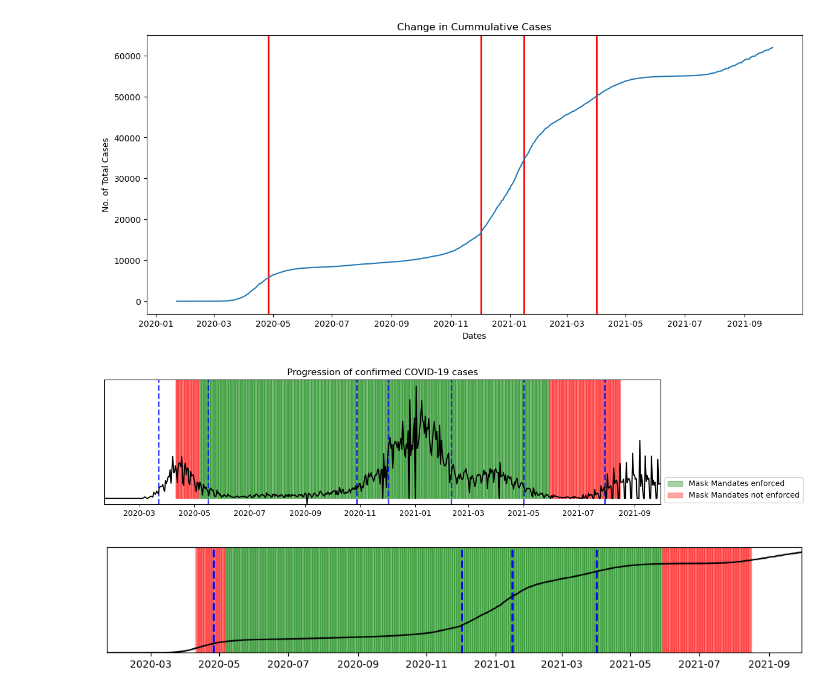
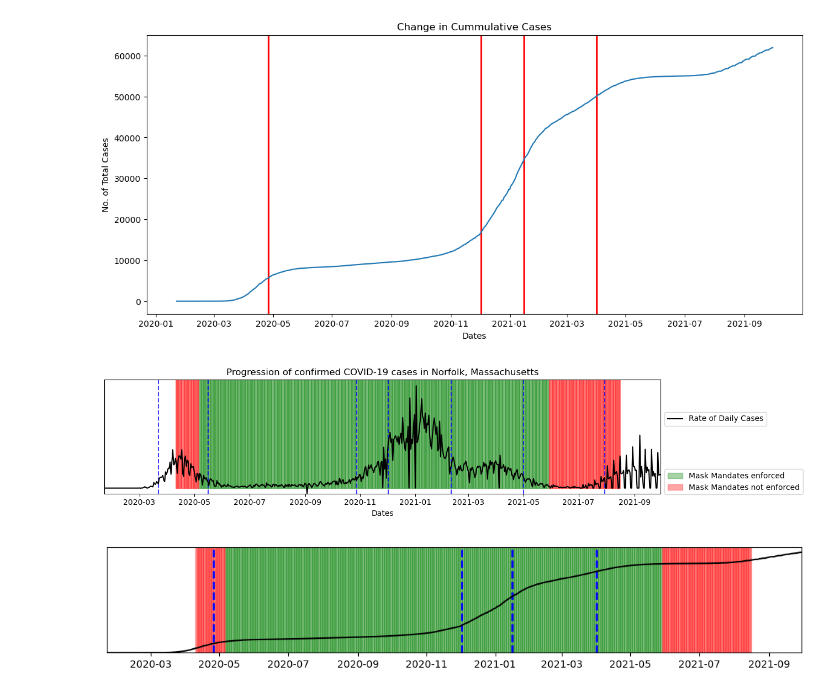
Before and after one commit to anuhyabs/data512_project, a Jupyter notebook: source/Common Analysis.ipynb, the cells around one changed output. Cells and saved outputs as stored; diff of their text form; code cells hidden in the pictures.

Commit message:
Updated the plot

```diff
--- a/source/Common Analysis.ipynb
+++ b/source/Common Analysis.ipynb
@@ -327,38 +327,43 @@ plt.show()
 [figure]
 # %%
 # Plotting change point detection in daily cases over the masking policies
+from matplotlib.legend import Legend
+
 fig, ax = plt.subplots(figsize=(13,3))
 masks_yes = norfolk_mandates[norfolk_mandates['Face_Masks_Required_in_Public']=="Yes"]
 inxval = matplotlib.dates.date2num(pd.to_datetime(masks_yes.date))
 times=list(zip(inxval, np.ones(len(masks_yes))))
 plt.broken_barh(times, (0, 800), color = "green", alpha = 0.35)
 
 masks_no = norfolk_mandates[norfolk_mandates['Face_Masks_Required_in_Public']=="No"]
 inxval = matplotlib.dates.date2num(pd.to_datetime(masks_no.date))
 times=list(zip(inxval, np.ones(len(masks_no))))
 plt.broken_barh(times, (0, 800), color = "red", alpha=0.35)
 
 legend_drawn_flag = True
-plt.legend(["Mask Mandates enforced", "Mask Mandates not enforced"], loc=0, bbox_to_anchor=(1.0, 0.25),
+ax.legend(["Mask Mandates enforced", "Mask Mandates not enforced"], loc=0, bbox_to_anchor=(1.0, 0.25),
            frameon=legend_drawn_flag)
 
 points = np.array(new_df['cases_diff'])
 model="rbf"
 algo = rpt.Pelt(model=model).fit(points)
 result = algo.predict(pen=10)
 result = norfolk_df.iloc[result[:-1]].index.to_list()
 for x in result:
-    plt.axvline(x,lw=2, color='blue', linestyle = 'dashed', alpha = 0.75)
+    plt.axvline(x,lw=1.5, color='blue', linestyle = 'dashed', alpha = 0.75)
 
 ax.margins(0)
 ax.set_yticks([])
-plt.plot(new_df['cases_diff'], color='black')
-plt.title('Progression of confirmed COVID-19 cases')
-
+line2 = plt.plot(new_df['cases_diff'], color='black')
+plt.title('Progression of confirmed COVID-19 cases in Norfolk, Massachusetts')
+plt.xlabel('Dates')
+leg = Legend(ax, line2, ['Rate of Daily Cases'],
+             loc=0, bbox_to_anchor=(1.0, 0.75), frameon=True)
+ax.add_artist(leg);
 plt.tight_layout()
 plt.show()
 # %% [output]
-[figure, old version]
+[figure, new version]
 # %%
 # Plotting change point detection in cummulative cases over the masking policies
 fig, ax = plt.subplots(figsize=(10,2))
```
Also changed, not shown: 3 other files.
